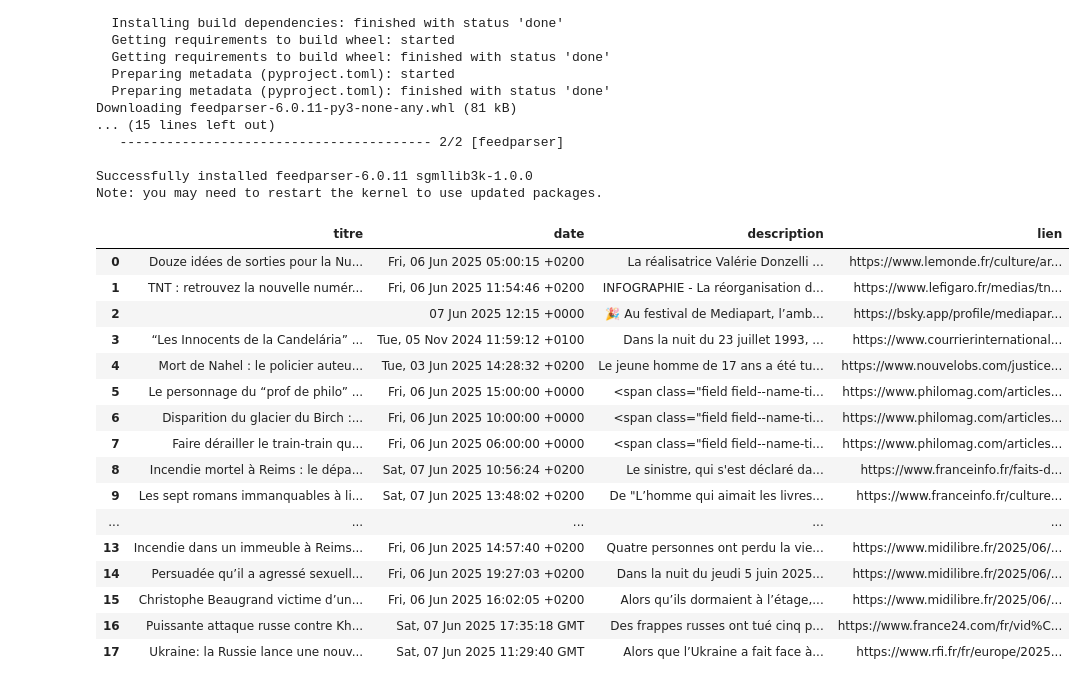
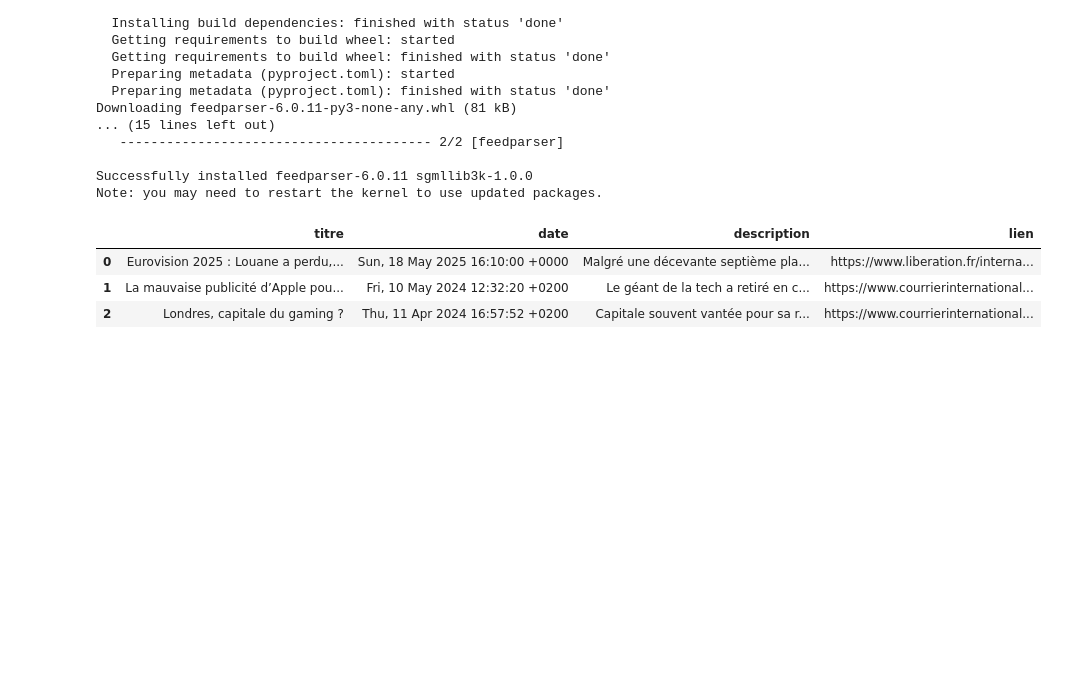
Before and after one commit to Aminata-Dev/L-observatoire-du-mot, a Jupyter notebook: main.ipynb, the cells around one changed output. Drawn from its saved outputs; the diff is of its cells as text; code cells hidden in the pictures; blank space fills up the shorter version.

```diff
--- a/main.ipynb
+++ b/main.ipynb
@@ -535,0 +653,34 @@ Le compromis est de resteindre la recherche du mot au subreddit france et de tra
+# %%
+import praw
+import pandas as pd
+import os
+from dotenv import load_dotenv
+
+load_dotenv()  # Charge les variables depuis .env
+
+#https://www.reddit.com/prefs/apps/
+reddit = praw.Reddit(
+    client_id=os.getenv("CLIENT_ID"),
+    client_secret=os.getenv("CLIENT_SECRET"),
+    user_agent=os.getenv("USER_AGENT")
+)
+
+#documentation : https://praw.readthedocs.io/en/stable/code_overview/models/subreddit.html
+
+#rechercher des posts Reddit contenant le mot
+mot = "créativité"
+submissions = reddit.subreddit("all").search(mot, sort="hot", limit=100) #voir image documentation
+
+#...et récupération des données dans un dataframe pandas
+donnees = []
+for post in submissions:
+    donnees.append({
+        "titre": post.title,
+        "texte": post.selftext,
+        "subreddit": post.subreddit.display_name,
+        "score": post.score,
+        "date": pd.to_datetime(post.created_utc, unit="s")
+    })
+
+df = pd.DataFrame(donnees)
+df.to_csv(f"data/reddit_top_posts_avec_mot.csv")
@@ -680,50 +839,38 @@ flux_list = [
     "https://www.france24.com/fr/rss",                      # France 24
 
     # Médias alternatifs et indépendants
     "https://www.bastamag.net/spip.php?page=backend",       # Basta!
     "https://www.arretsurimages.net/rss/articles",          # Arrêt sur Images
     "https://www.acrimed.org/spip.php?page=backend",        # Acrimed
 
     # Médias francophones internationaux
     "https://ici.radio-canada.ca/rss/4159",                 # Radio-Canada
     "https://www.rfi.fr/fr/rss",                            # RFI
     "https://www.tv5monde.com/rss/actualites",              # TV5Monde
 
     # Humour et satire
     "https://www.legorafi.fr/feed/",                        # Le Gorafi
 
     # Podcasts (audio)
     "https://feeds.acast.com/public/shows/61e6d2548e88e00012e13d0d",  # Programme B (Binge)
     "https://rss.art19.com/le-code-a-change"              # Le code a changé (Slate)
 
 ]
 
-mot = "nuit"
 df_total = pd.DataFrame()
 
 for flux in flux_list:
     df_flux = filtrer_articles_rss(flux, mot)
     df_total = pd.concat([df_total, df_flux], ignore_index=True)
 
+df_total.to_csv("data/actualite_avec_mot.csv")
+
 df_total
 # %% [output]
 |  | titre | date | description | lien |
-| 0 | Douze idées de sorties pour la Nu... | Fri, 06 Jun 2025 05:00:15 +0200 | La réalisatrice Valérie Donzelli ... | https://www.lemonde.fr/culture/ar... |
-| 1 | TNT : retrouvez la nouvelle numér... | Fri, 06 Jun 2025 11:54:46 +0200 | INFOGRAPHIE - La réorganisation d... | https://www.lefigaro.fr/medias/tn... |
-| 2 |  | 07 Jun 2025 12:15 +0000 | 🎉 Au festival de Mediapart, l’amb... | https://bsky.app/profile/mediapar... |
-| 3 | “Les Innocents de la Candelária” ... | Tue, 05 Nov 2024 11:59:12 +0100 | Dans la nuit du 23 juillet 1993, ... | https://www.courrierinternational... |
-| 4 | Mort de Nahel : le policier auteu... | Tue, 03 Jun 2025 14:28:32 +0200 | Le jeune homme de 17 ans a été tu... | https://www.nouvelobs.com/justice... |
-| 5 | Le personnage du “prof de philo” ... | Fri, 06 Jun 2025 15:00:00 +0000 | <span class="field field--name-ti... | https://www.philomag.com/articles... |
-| 6 | Disparition du glacier du Birch :... | Fri, 06 Jun 2025 10:00:00 +0000 | <span class="field field--name-ti... | https://www.philomag.com/articles... |
-| 7 | Faire dérailler le train-train qu... | Fri, 06 Jun 2025 06:00:00 +0000 | <span class="field field--name-ti... | https://www.philomag.com/articles... |
-| 8 | Incendie mortel à Reims : le dépa... | Sat, 07 Jun 2025 10:56:24 +0200 | Le sinistre, qui s'est déclaré da... | https://www.franceinfo.fr/faits-d... |
-| 9 | Les sept romans immanquables à li... | Sat, 07 Jun 2025 13:48:02 +0200 | De "L’homme qui aimait les livres... | https://www.franceinfo.fr/culture... |
-| ... | ... | ... | ... | ... |
-| 13 | Incendie dans un immeuble à Reims... | Fri, 06 Jun 2025 14:57:40 +0200 | Quatre personnes ont perdu la vie... | https://www.midilibre.fr/2025/06/... |
-| 14 | Persuadée qu’il a agressé sexuell... | Fri, 06 Jun 2025 19:27:03 +0200 | Dans la nuit du jeudi 5 juin 2025... | https://www.midilibre.fr/2025/06/... |
-| 15 | Christophe Beaugrand victime d’un... | Fri, 06 Jun 2025 16:02:05 +0200 | Alors qu’ils dormaient à l’étage,... | https://www.midilibre.fr/2025/06/... |
-| 16 | Puissante attaque russe contre Kh... | Sat, 07 Jun 2025 17:35:18 GMT | Des frappes russes ont tué cinq p... | https://www.france24.com/fr/vid%C... |
-| 17 | Ukraine: la Russie lance une nouv... | Sat, 07 Jun 2025 11:29:40 GMT | Alors que l’Ukraine a fait face à... | https://www.rfi.fr/fr/europe/2025... |
+| 0 | Eurovision 2025 : Louane a perdu,... | Sun, 18 May 2025 16:10:00 +0000 | Malgré une décevante septième pla... | https://www.liberation.fr/interna... |
+| 1 | La mauvaise publicité d’Apple pou... | Fri, 10 May 2024 12:32:20 +0200 | Le géant de la tech a retiré en c... | https://www.courrierinternational... |
+| 2 | Londres, capitale du gaming ? | Thu, 11 Apr 2024 16:57:52 +0200 | Capitale souvent vantée pour sa r... | https://www.courrierinternational... |
 # %%
 #suppression formattage html avec bs4 ?
 #Pour verbatim
```
Also changed, not shown: parts of 72 cells of this notebook, 2 other files.
